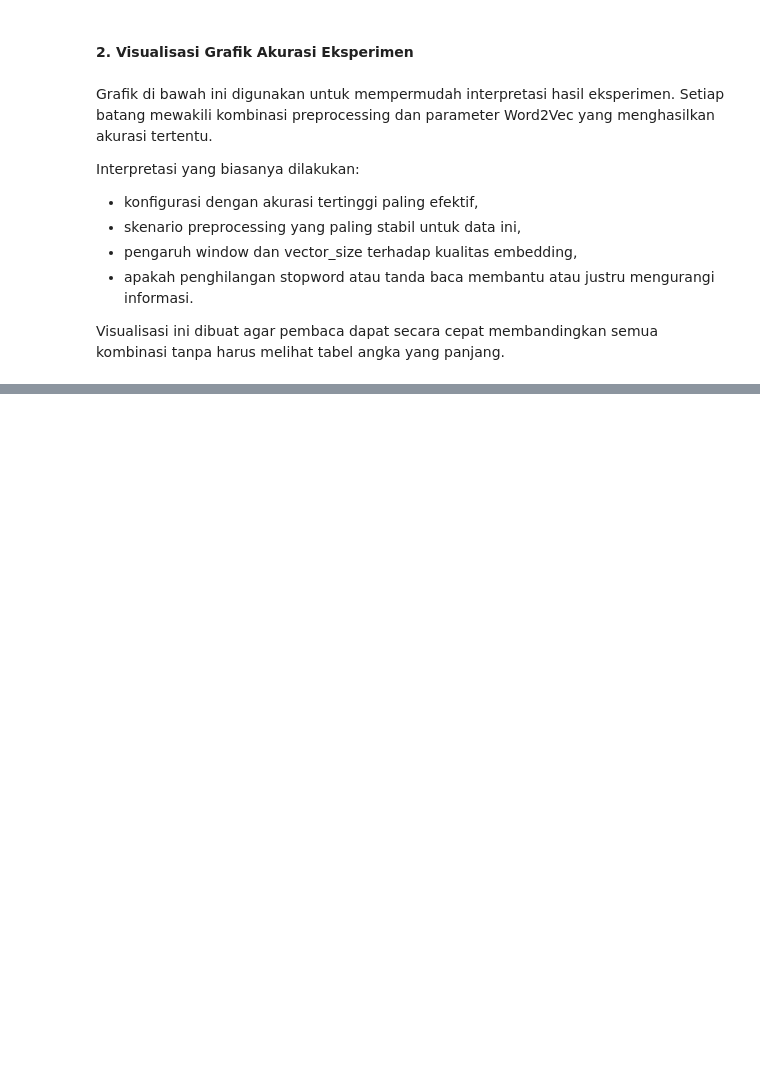
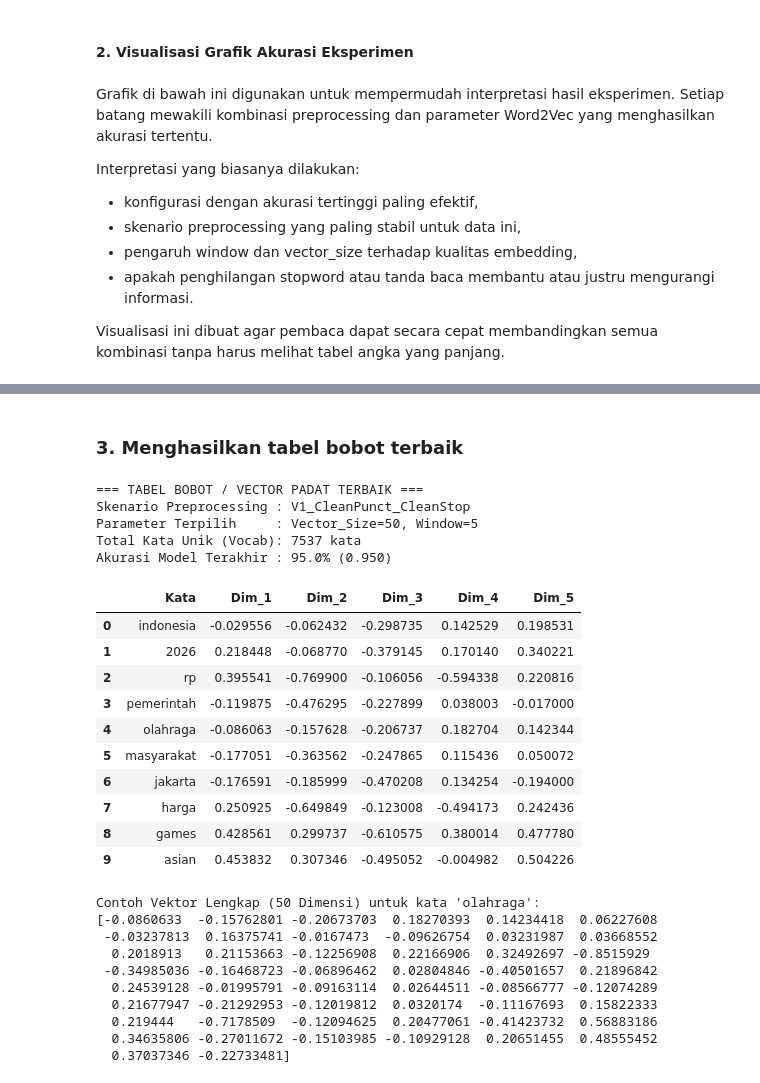
Before and after one commit to wildan2312/PPW, a Jupyter notebook: ppw-task/_build/html/_sources/skipgram.ipynb, the cells around one changed output, grey strips where cells are left out. Drawn from its saved outputs; the diff is of its cells as text; code cells hidden in the pictures; blank space fills up the shorter version.

Commit message:
refactor: menambahkan output tabel bobot

```diff
--- a/ppw-task/_build/html/_sources/skipgram.ipynb
+++ b/ppw-task/_build/html/_sources/skipgram.ipynb
@@ -551,0 +552,74 @@ findfont: Failed to find font weight semibold for Arial, now using 700.
+# %% [markdown]
+### **3. Menghasilkan tabel bobot terbaik**
+# %%
+from gensim.models import Word2Vec
+import pandas as pd
+
+# 1. Mengambil corpus dari skenario terbaik (V1: Clean Punctuation & Clean Stopword)
+corpus_terbaik = list(df['tokens_v1'])
+
+# 2. Latih model Word2Vec Skip-gram dengan parameter terbaik
+best_w2v_model = Word2Vec(
+    sentences=corpus_terbaik,
+    vector_size=50,   # Sesuai hasil terbaik
+    window=5,         # Sesuai hasil terbaik
+    min_count=1,
+    sg=1,             # 1 = Skip-gram
+    seed=42
+)
+
+# 3. Ekstrak vektor bobot dari setiap kata unik (Vocabulary) ke dalam DataFrame
+vocab_words = list(best_w2v_model.wv.index_to_key)
+vector_data = []
+
+for word in vocab_words:
+    vec = best_w2v_model.wv[word]
+    vector_data.append({
+        'Kata': word,
+        # Menampilkan 5 dimensi pertama sebagai contoh kolom di tabel
+        **{f'Dim_{i+1}': val for i, val in enumerate(vec[:5])},
+        'Full_Vector': vec # Menyimpan seluruh array 50 dimensi
+    })
+
+df_best_embeddings = pd.DataFrame(vector_data)
+
+print("=== TABEL BOBOT / VECTOR PADAT TERBAIK ===")
+print(f"Skenario Preprocessing : V1_CleanPunct_CleanStop")
+print(f"Parameter Terpilih     : Vector_Size=50, Window=5")
+print(f"Total Kata Unik (Vocab): {len(vocab_words)} kata")
+print(f"Akurasi Model Terakhir : 95.0% (0.950)\n")
+
+# Menampilkan 10 baris pertama tabel dengan 5 dimensi pertama
+display(df_best_embeddings[['Kata'] + [f'Dim_{i+1}' for i in range(5)]].head(10))
+
+# Contoh mengambil vektor lengkap untuk kata tertentu (misal kata pertama di vocab)
+contoh_kata = vocab_words[4]
+print(f"\nContoh Vektor Lengkap (50 Dimensi) untuk kata '{contoh_kata}':")
+print(best_w2v_model.wv[contoh_kata])
+# %% [output]
+=== TABEL BOBOT / VECTOR PADAT TERBAIK ===
+Skenario Preprocessing : V1_CleanPunct_CleanStop
+Parameter Terpilih     : Vector_Size=50, Window=5
+Total Kata Unik (Vocab): 7537 kata
+Akurasi Model Terakhir : 95.0% (0.950)
+|  | Kata | Dim_1 | Dim_2 | Dim_3 | Dim_4 | Dim_5 |
+| 0 | indonesia | -0.029556 | -0.062432 | -0.298735 | 0.142529 | 0.198531 |
+| 1 | 2026 | 0.218448 | -0.068770 | -0.379145 | 0.170140 | 0.340221 |
+| 2 | rp | 0.395541 | -0.769900 | -0.106056 | -0.594338 | 0.220816 |
+| 3 | pemerintah | -0.119875 | -0.476295 | -0.227899 | 0.038003 | -0.017000 |
+| 4 | olahraga | -0.086063 | -0.157628 | -0.206737 | 0.182704 | 0.142344 |
+| 5 | masyarakat | -0.177051 | -0.363562 | -0.247865 | 0.115436 | 0.050072 |
+| 6 | jakarta | -0.176591 | -0.185999 | -0.470208 | 0.134254 | -0.194000 |
+| 7 | harga | 0.250925 | -0.649849 | -0.123008 | -0.494173 | 0.242436 |
+| 8 | games | 0.428561 | 0.299737 | -0.610575 | 0.380014 | 0.477780 |
+| 9 | asian | 0.453832 | 0.307346 | -0.495052 | -0.004982 | 0.504226 |
+Contoh Vektor Lengkap (50 Dimensi) untuk kata 'olahraga':
+[-0.0860633  -0.15762801 -0.20673703  0.18270393  0.14234418  0.06227608
+ -0.03237813  0.16375741 -0.0167473  -0.09626754  0.03231987  0.03668552
+  0.2018913   0.21153663 -0.12256908  0.22166906  0.32492697 -0.8515929
+ -0.34985036 -0.16468723 -0.06896462  0.02804846 -0.40501657  0.21896842
+  0.24539128 -0.01995791 -0.09163114  0.02644511 -0.08566777 -0.12074289
+  0.21677947 -0.21292953 -0.12019812  0.0320174  -0.11167693  0.15822333
+  0.219444   -0.7178509  -0.12094625  0.20477061 -0.41423732  0.56883186
+  0.34635806 -0.27011672 -0.15103985 -0.10929128  0.20651455  0.48555452
+  0.37037346 -0.22733481]
```
Also changed, not shown: parts of 3 cells of this notebook, 13 other files.
